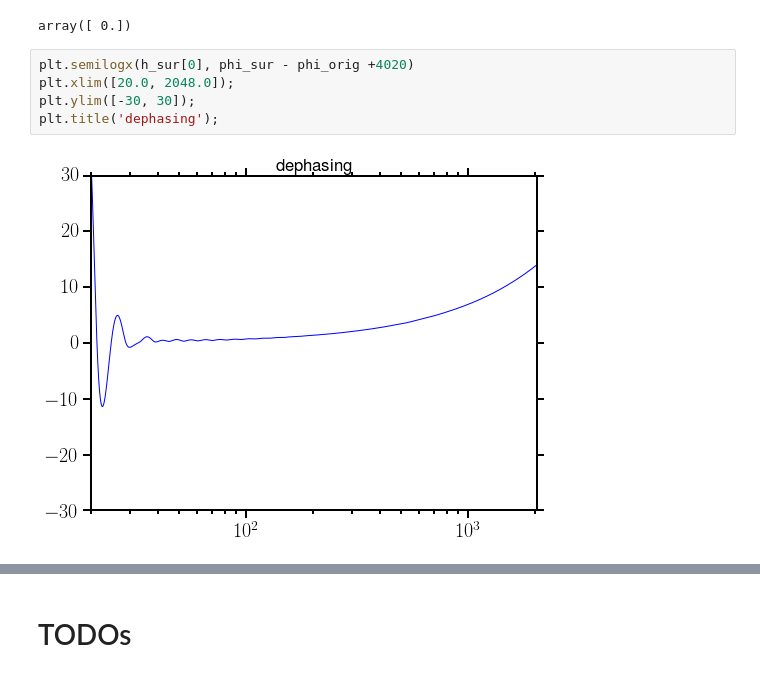
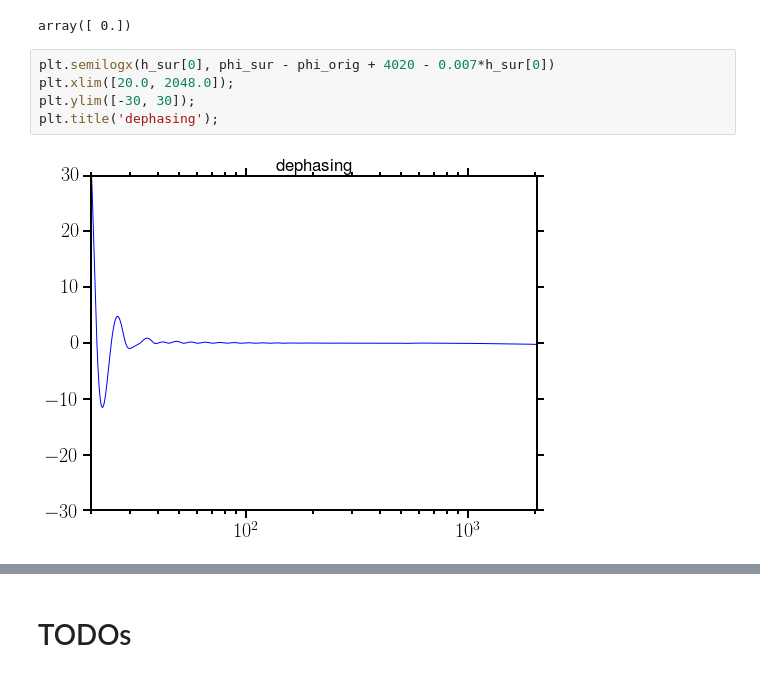
Before and after one commit to benjaminlackey/gpsurrogate, a Jupyter notebook: src/TEOB-LAL-implementation/LalsuiteSurrogate_MP.ipynb, the cells around one changed output, grey strips where cells are left out. Drawn from its saved outputs; the diff is of its cells as text.

```diff
--- a/src/TEOB-LAL-implementation/LalsuiteSurrogate_MP.ipynb
+++ b/src/TEOB-LAL-implementation/LalsuiteSurrogate_MP.ipynb
@@ -2766,9 +2766,9 @@ np.unique(h_sur[0] - h_orig[0])
 True
 array([ 0.])
 # %%
-plt.semilogx(h_sur[0], phi_sur - phi_orig +4020)
+plt.semilogx(h_sur[0], phi_sur - phi_orig + 4020 - 0.007*h_sur[0])
 plt.xlim([20.0, 2048.0]);
 plt.ylim([-30, 30]);
 plt.title('dephasing');
 # %% [output]
-[figure, old version]
+[figure, new version]
```
Also changed, not shown: parts of 10 cells of this notebook.
